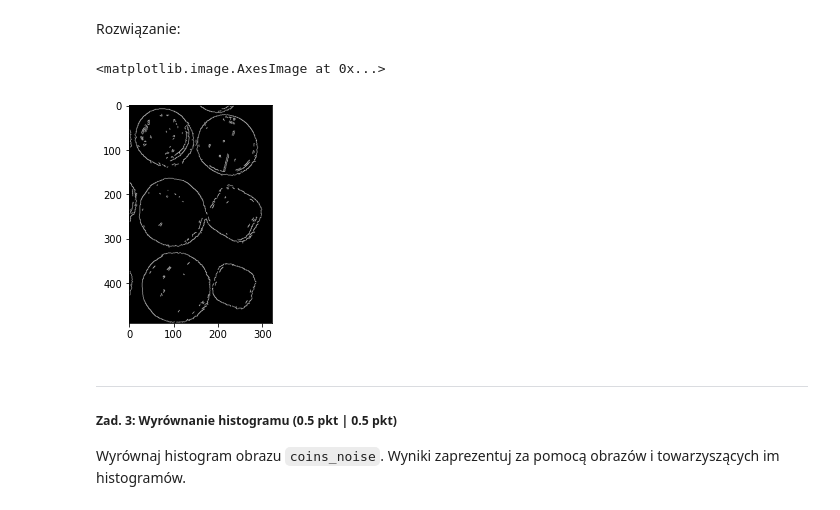
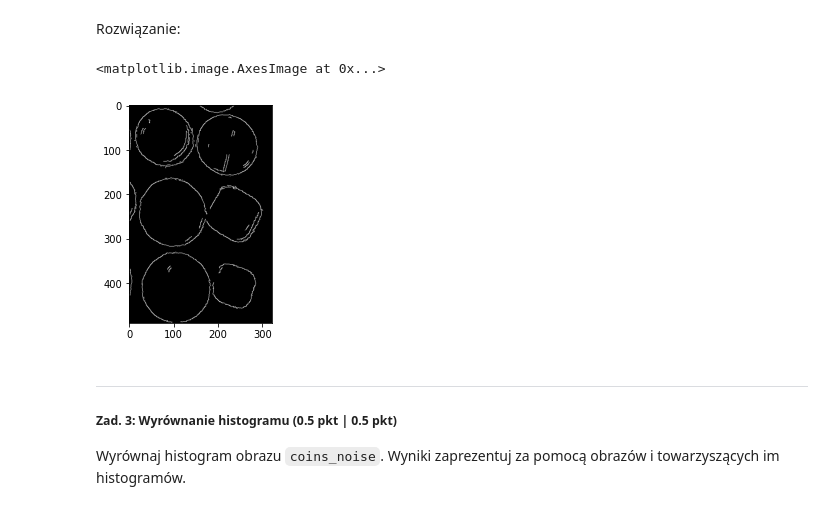
Before and after one commit to ProtossLuigi/studia-mag, a Jupyter notebook: analiza_i_przetwarzanie_obrazow/lab3/Lab3_zadanie.ipynb, the cells around one changed output. Drawn from its saved outputs; the diff is of its cells as text; code cells hidden in the pictures.

```diff
--- a/analiza_i_przetwarzanie_obrazow/lab3/Lab3_zadanie.ipynb
+++ b/analiza_i_przetwarzanie_obrazow/lab3/Lab3_zadanie.ipynb
@@ -45,13 +45,13 @@ Image.fromarray(coins_noise)
 # %% [markdown]
 Rozwiązanie:
 # %%
-kernel_blur = np.ones((3, 3), np.float32) / 9
+kernel_blur = np.ones((5, 5), np.float32) / 25
 coins_denoise = cv2.filter2D(src=coins_noise, ddepth=-1, kernel=kernel_blur)
 
-plt.imshow(cv2.Canny(coins_denoise, 150, 220), cmap='gray')
+plt.imshow(cv2.Canny(coins_denoise, 100, 160), cmap='gray')
 # %% [output]
 <matplotlib.image.AxesImage at 0x...>
-[figure, old version]
+[figure, new version]
 # %% [markdown]
 ---
 
```
Also changed, not shown: parts of 5 cells of this notebook, 1 other file.
